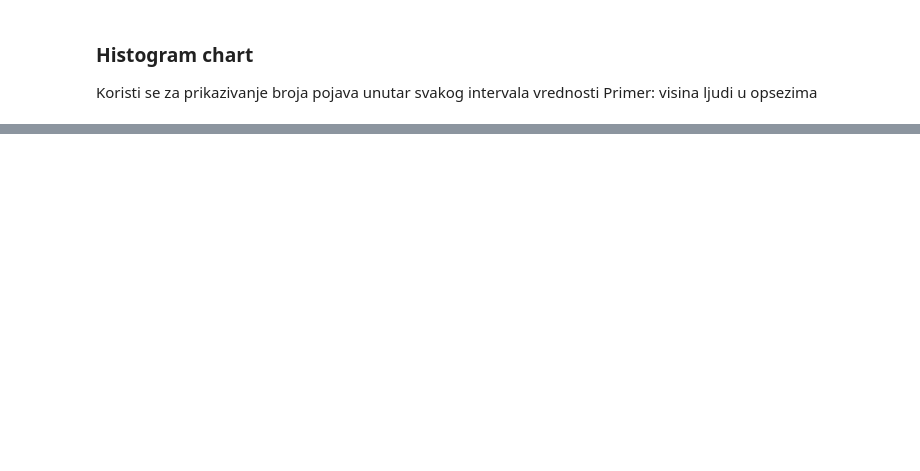
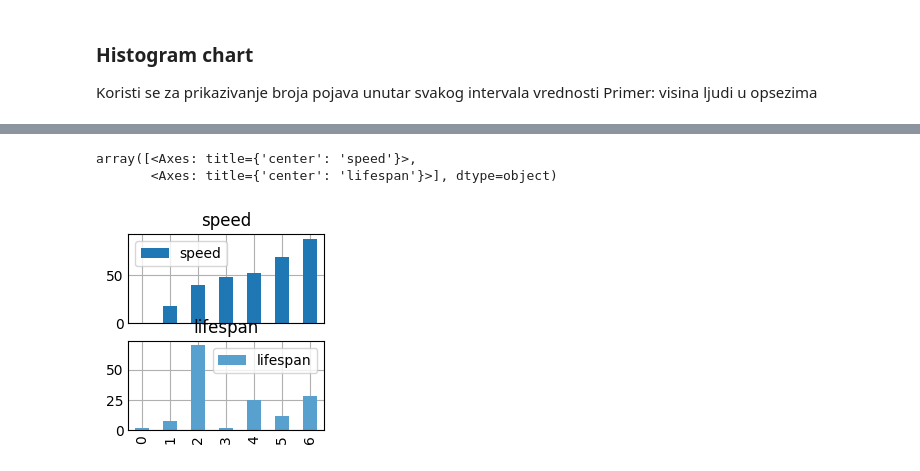
Before and after one commit to TLazarevic/data-analysis-lab, a Jupyter notebook: matplotlib.ipynb, the cells around one changed output, grey strips where cells are left out. Drawn from its saved outputs; the diff is of its cells as text; code cells hidden in the pictures; blank space fills up the shorter version.

```diff
--- a/matplotlib.ipynb
+++ b/matplotlib.ipynb
@@ -205,0 +212,6 @@ plt.show()
+# %%
+df.plot.bar(subplots=True)
+# %% [output]
+array([<Axes: title={'center': 'speed'}>,
+       <Axes: title={'center': 'lifespan'}>], dtype=object)
+[figure, added]
```
Also changed, not shown: parts of 15 cells of this notebook, 1 other file.
